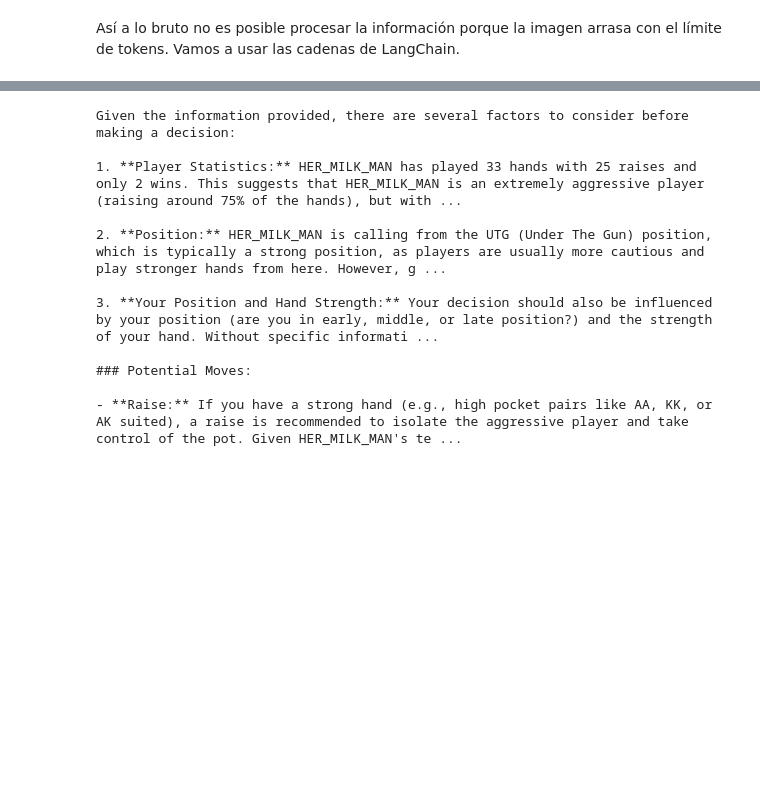
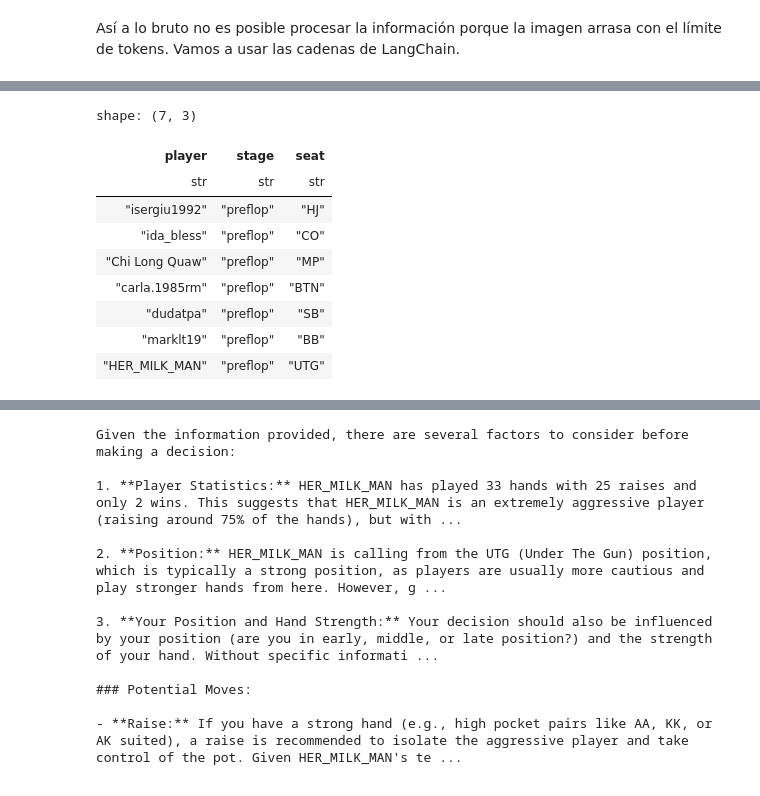
Before and after one commit to Yamilhb/gpt-poker-player, a Jupyter notebook: api/lang_nasty_tests.ipynb, the cells around one changed output, grey strips where cells are left out. Cells and saved outputs as stored; diff of their text form; code cells hidden in the pictures; blank space fills up the shorter version.

Commit message:
Going through yolo model.

```diff
--- a/api/lang_nasty_tests.ipynb
+++ b/api/lang_nasty_tests.ipynb
@@ -107,0 +140,41 @@ chain1 = LLMChain(llm=llm, prompt=infromacion_mesa, output_key="Current_situatio
+# %%
+# PRIMERA CADENA
+
+# En la primera cadena vamos a configurar la imagen que le vamos a enviar a la segunda cadena
+# Imagen
+image_path = f"{IMG_DIR}/Mano_2024-05-12:23-13-25.png"
+base64_image = encode_image(image_path)
+# Componente LangChain
+infromacion_mesa = HumanMessage(
+    content=[
+        {
+            "type": "text",
+            "text": """
+                First extract and show all the relevant information of the table, like players, pot, chips of every player, situation of the table, etc. Take into account that the button is always the player with the token in the table with the spades simbol. After that, ignoring pokeados player, provide a dictionary called player_info (it means, write player_info = {....}), to use ast.literal_eval over it, with the following structure, with no comments neither '\\n' character :
+                {
+                    'player': [player_name1, player_name2, ..., player_nameN],
+                    'stage': [stage of player_name1, stage of player_name2, ..., stage of player_nameN] (just one of 'preflop', 'flop', 'turn', 'river')
+                    'seat': [seat of player_name1, seat of player_name2, ..., seat of player_nameN] (just one of 'BTN', 'SB', 'BB', 'UTG', 'MP', 'HJ')
+                }
+            """
+        },
+        {
+            "type": "image_url",
+            "image_url": {"url": f"embedded-picture"}
+        }
+    ]
+)
+
+# Ejecutar el modelo para obtener el contenido del prompt
+response = llm.invoke([infromacion_mesa]).content
+
+# Dividimos la salida. El diccionario se usará para buscar las estadísticas de los jugadores, y el resto para la cadena.
+dic_players = ast.literal_eval((re.search(r'player_info = ({.+})', str(response),re.DOTALL).group(1).replace("\n","")))
+response2 = re.search(r'(.+)player_info = ', str(response),re.DOTALL).group(1)
+
+# Crear el PromptTemplate a partir de la respuesta
+infromacion_mesa_template = PromptTemplate.from_template(response2)
+
+
+# Creamos la cadena de LangChain con el LLM y el prompt/imagen de la mesa de poker
+chain1 = LLMChain(llm=llm, prompt=infromacion_mesa_template, output_key="Current_situation") # Estos dos parámetros son los más importantes para la cadena
@@ -107,0 +201,13 @@ chain1 = LLMChain(llm=llm, prompt=infromacion_mesa, output_key="Current_situatio
+# %%
+pl.DataFrame(dic_players)
+# %% [output]
+shape: (7, 3)
+| player | stage | seat |
+| str | str | str |
+| "isergiu1992" | "preflop" | "HJ" |
+| "ida_bless" | "preflop" | "CO" |
+| "Chi Long Quaw" | "preflop" | "MP" |
+| "carla.1985rm" | "preflop" | "BTN" |
+| "dudatpa" | "preflop" | "SB" |
+| "marklt19" | "preflop" | "BB" |
+| "HER_MILK_MAN" | "preflop" | "UTG" |
```
Also changed, not shown: parts of 9 cells of this notebook, 3 other files.
